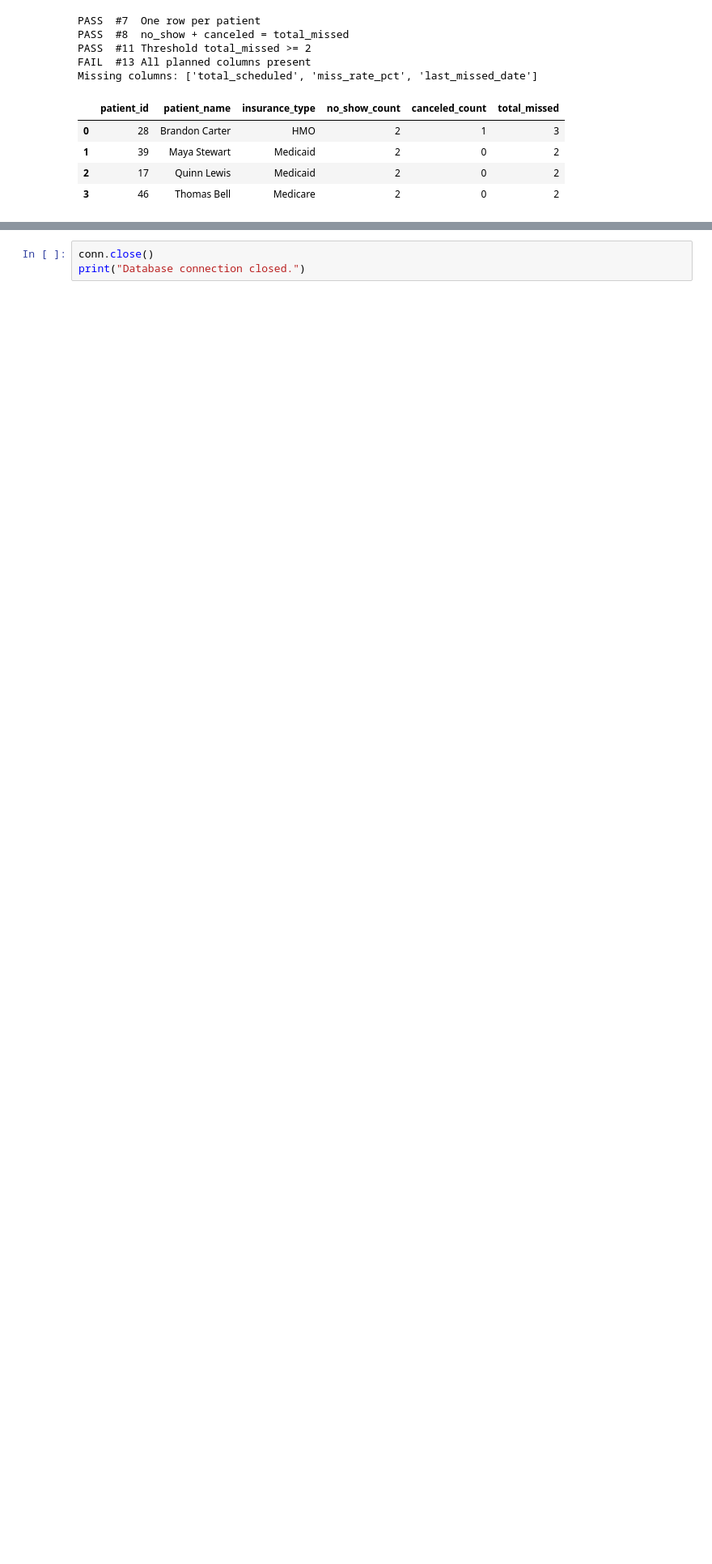
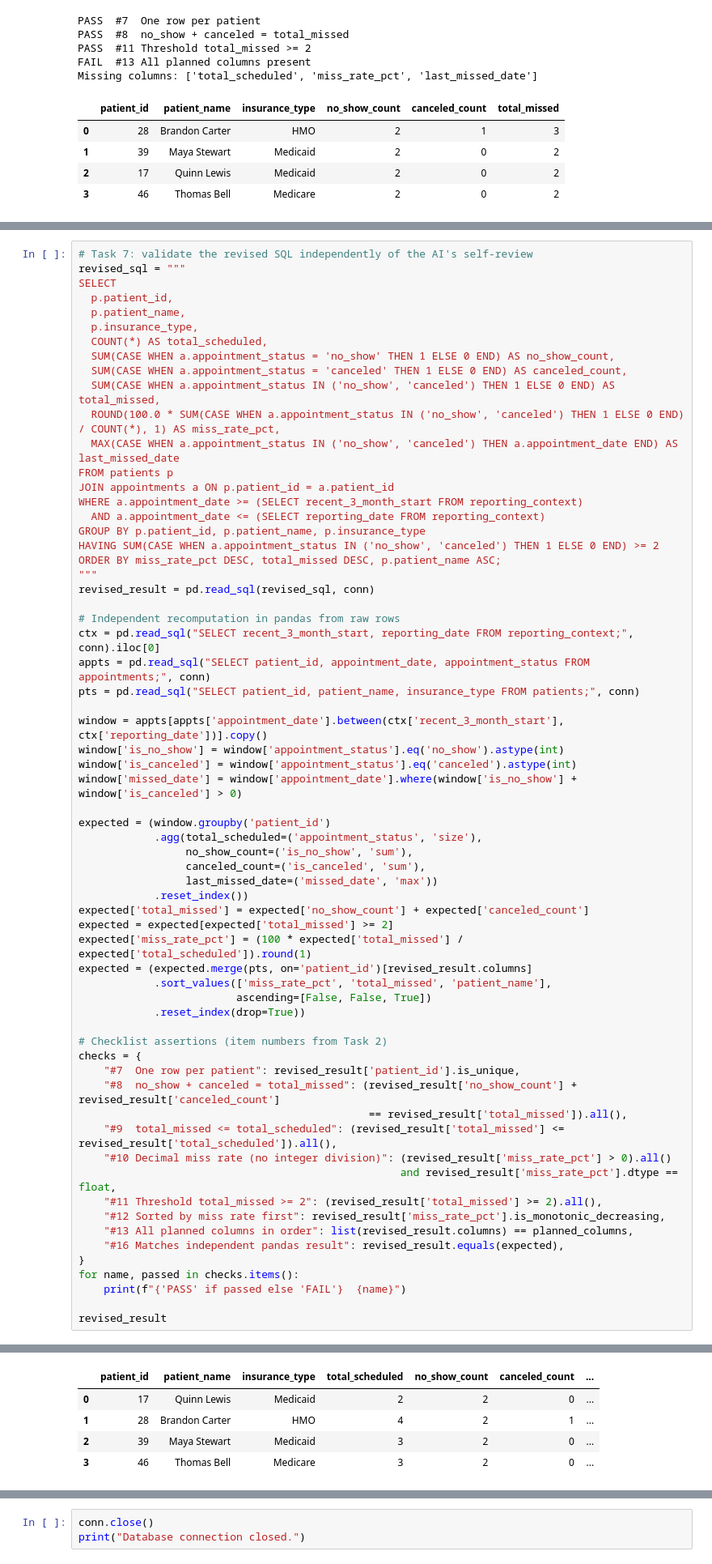
Before and after one commit to AtTieFighter23/ai_sql_workflow_refinement_lab, a Jupyter notebook: healthcare_operations_validation.ipynb, the cells around one changed output, grey strips where cells are left out. Shown at 81% size. Drawn from its saved outputs; the diff is of its cells as text; blank space fills up the shorter version.

Commit message:
Add prompt chain, revised SQL, validation report, and reflection

```diff
--- a/healthcare_operations_validation.ipynb
+++ b/healthcare_operations_validation.ipynb
@@ -427,0 +554,65 @@ The query above is the previous lab's final AI-generated SQL. It passed every ch
+# %%
+# Task 7: validate the revised SQL independently of the AI's self-review
+revised_sql = """
+SELECT
+  p.patient_id,
+  p.patient_name,
+  p.insurance_type,
+  COUNT(*) AS total_scheduled,
+  SUM(CASE WHEN a.appointment_status = 'no_show' THEN 1 ELSE 0 END) AS no_show_count,
+  SUM(CASE WHEN a.appointment_status = 'canceled' THEN 1 ELSE 0 END) AS canceled_count,
+  SUM(CASE WHEN a.appointment_status IN ('no_show', 'canceled') THEN 1 ELSE 0 END) AS total_missed,
+  ROUND(100.0 * SUM(CASE WHEN a.appointment_status IN ('no_show', 'canceled') THEN 1 ELSE 0 END) / COUNT(*), 1) AS miss_rate_pct,
+  MAX(CASE WHEN a.appointment_status IN ('no_show', 'canceled') THEN a.appointment_date END) AS last_missed_date
+FROM patients p
+JOIN appointments a ON p.patient_id = a.patient_id
+WHERE a.appointment_date >= (SELECT recent_3_month_start FROM reporting_context)
+  AND a.appointment_date <= (SELECT reporting_date FROM reporting_context)
+GROUP BY p.patient_id, p.patient_name, p.insurance_type
+HAVING SUM(CASE WHEN a.appointment_status IN ('no_show', 'canceled') THEN 1 ELSE 0 END) >= 2
+ORDER BY miss_rate_pct DESC, total_missed DESC, p.patient_name ASC;
+"""
+revised_result = pd.read_sql(revised_sql, conn)
+
+# Independent recomputation in pandas from raw rows
+ctx = pd.read_sql("SELECT recent_3_month_start, reporting_date FROM reporting_context;", conn).iloc[0]
+appts = pd.read_sql("SELECT patient_id, appointment_date, appointment_status FROM appointments;", conn)
+pts = pd.read_sql("SELECT patient_id, patient_name, insurance_type FROM patients;", conn)
+
+window = appts[appts['appointment_date'].between(ctx['recent_3_month_start'], ctx['reporting_date'])].copy()
+window['is_no_show'] = window['appointment_status'].eq('no_show').astype(int)
+window['is_canceled'] = window['appointment_status'].eq('canceled').astype(int)
+window['missed_date'] = window['appointment_date'].where(window['is_no_show'] + window['is_canceled'] > 0)
+
+expected = (window.groupby('patient_id')
+            .agg(total_scheduled=('appointment_status', 'size'),
+                 no_show_count=('is_no_show', 'sum'),
+                 canceled_count=('is_canceled', 'sum'),
+                 last_missed_date=('missed_date', 'max'))
+            .reset_index())
+expected['total_missed'] = expected['no_show_count'] + expected['canceled_count']
+expected = expected[expected['total_missed'] >= 2]
+expected['miss_rate_pct'] = (100 * expected['total_missed'] / expected['total_scheduled']).round(1)
+expected = (expected.merge(pts, on='patient_id')[revised_result.columns]
+            .sort_values(['miss_rate_pct', 'total_missed', 'patient_name'],
+                         ascending=[False, False, True])
+            .reset_index(drop=True))
+
+# Checklist assertions (item numbers from Task 2)
+checks = {
+    "#7  One row per patient": revised_result['patient_id'].is_unique,
+    "#8  no_show + canceled = total_missed": (revised_result['no_show_count'] + revised_result['canceled_count']
+                                              == revised_result['total_missed']).all(),
+    "#9  total_missed <= total_scheduled": (revised_result['total_missed'] <= revised_result['total_scheduled']).all(),
+    "#10 Decimal miss rate (no integer division)": (revised_result['miss_rate_pct'] > 0).all()
+                                                   and revised_result['miss_rate_pct'].dtype == float,
+    "#11 Threshold total_missed >= 2": (revised_result['total_missed'] >= 2).all(),
+    "#12 Sorted by miss rate first": revised_result['miss_rate_pct'].is_monotonic_decreasing,
+    "#13 All planned columns in order": list(revised_result.columns) == planned_columns,
+    "#16 Matches independent pandas result": revised_result.equals(expected),
+}
+for name, passed in checks.items():
+    print(f"{'PASS' if passed else 'FAIL'}  {name}")
+
+revised_result
+# %% [output]
@@ -427,0 +627,5 @@ The query above is the previous lab's final AI-generated SQL. It passed every ch
+|  | patient_id | patient_name | insurance_type | total_scheduled | no_show_count | canceled_count | ... |
+| 0 | 17 | Quinn Lewis | Medicaid | 2 | 2 | 0 | ... |
+| 1 | 28 | Brandon Carter | HMO | 4 | 2 | 1 | ... |
+| 2 | 39 | Maya Stewart | Medicaid | 3 | 2 | 0 | ... |
+| 3 | 46 | Thomas Bell | Medicare | 3 | 2 | 0 | ... |
```
Also changed, not shown: parts of 5 cells of this notebook.
